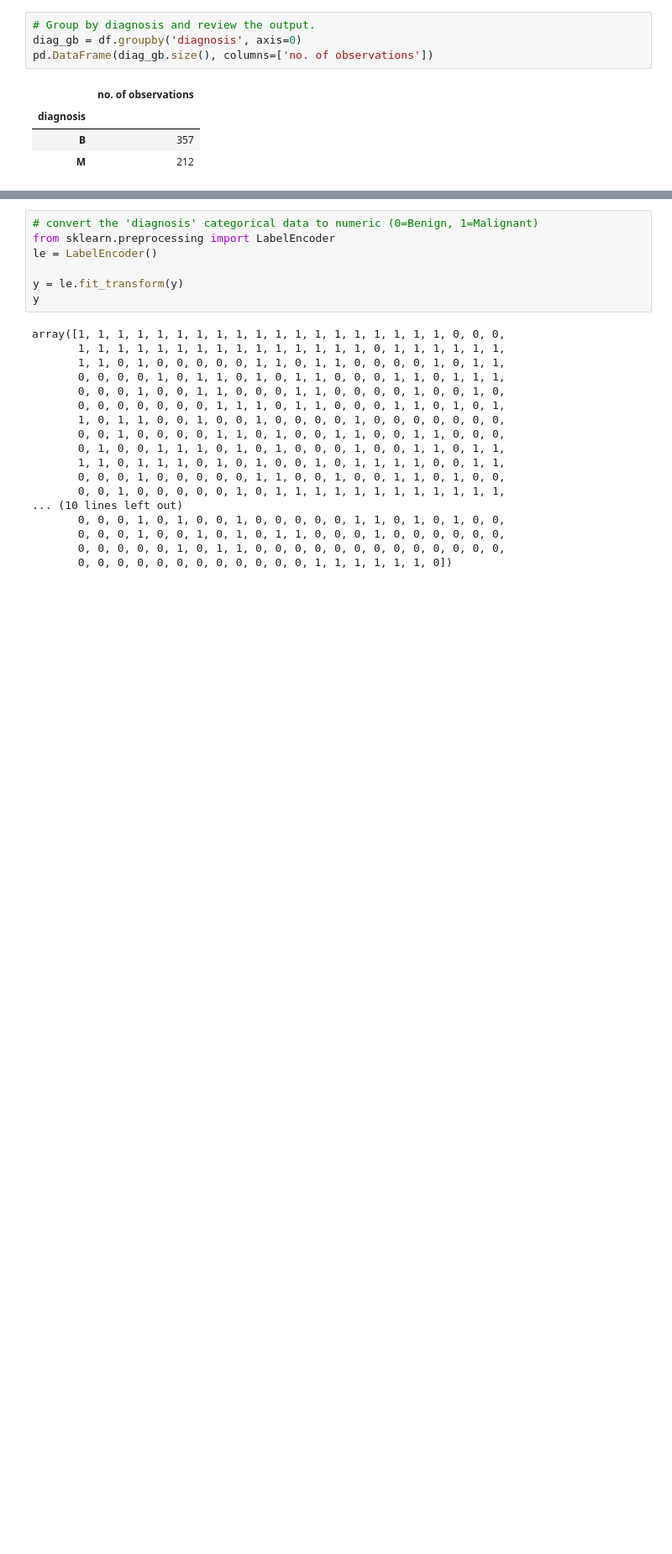
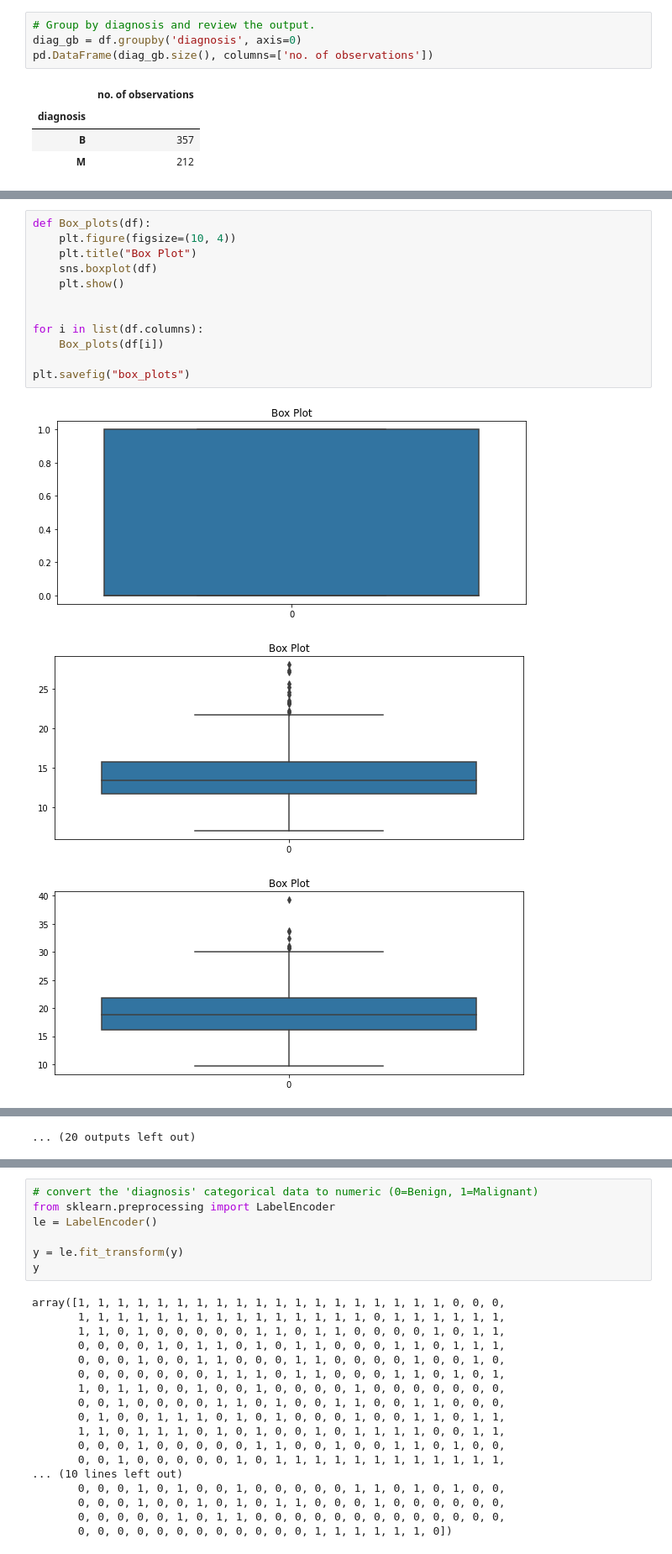
Before and after one commit to DevSher23/Project4, a Jupyter notebook: Cancer_Prediction.ipynb, the cells around one changed output, grey strips where cells are left out. Shown at 84% size. Drawn from its saved outputs; the diff is of its cells as text; blank space fills up the shorter version.

```diff
--- a/Cancer_Prediction.ipynb
+++ b/Cancer_Prediction.ipynb
@@ -213,0 +254,16 @@ pd.DataFrame(diag_gb.size(), columns=['no. of observations'])
+# %%
+def Box_plots(df):
+    plt.figure(figsize=(10, 4))
+    plt.title("Box Plot")
+    sns.boxplot(df)
+    plt.show()
+
+
+for i in list(df.columns):
+    Box_plots(df[i])
+
+plt.savefig("box_plots")
+# %% [output]
+[figure, added]
+[figure, added]
+[figure, added]
@@ -213,0 +279 @@ pd.DataFrame(diag_gb.size(), columns=['no. of observations'])
+... (20 outputs left out)
```
Also changed, not shown: parts of 23 cells of this notebook.
